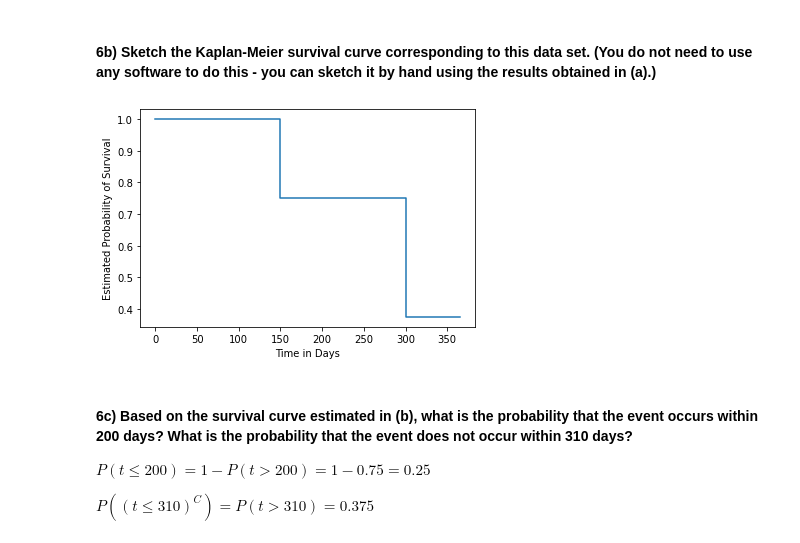
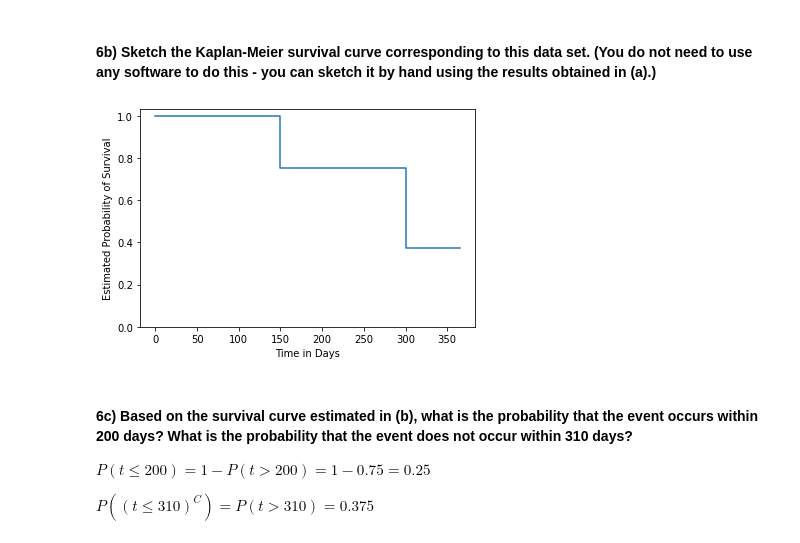
Before and after one commit to papir805/ISLR2, a Jupyter notebook: Python/chp11 - Survival Analysis/exercises/chp_11_exercises_me.ipynb, the cells around one changed output. Drawn from its saved outputs; the diff is of its cells as text; code cells hidden in the pictures.

```diff
--- a/Python/chp11 - Survival Analysis/exercises/chp_11_exercises_me.ipynb
+++ b/Python/chp11 - Survival Analysis/exercises/chp_11_exercises_me.ipynb
@@ -225,12 +243,13 @@ This problem makes use of the data in Figure 11.1.  In completing this problem,
 # %%
 x_s = [0, 150, 300, 365]
 y_s = [1, 0.75, 3/8, 3/8]
 fig, ax = plt.subplots(1,1)
 ax.step(x_s, y_s, where='post')
 ax.set_xlabel('Time in Days')
-ax.set_ylabel('Estimated Probability of Survival');
+ax.set_ylabel('Estimated Probability of Survival')
+ax.set_ylim([0,1.03]);
 # %% [output]
-[figure, old version]
+[figure, new version]
 # %% [markdown]
 #### 6c) Based on the survival curve estimated in (b), what is the probability that the event occurs within 200 days?  What is the probability that the event does not occur within 310 days?
 
```
Also changed, not shown: parts of 81 cells of this notebook, 3 other files.
